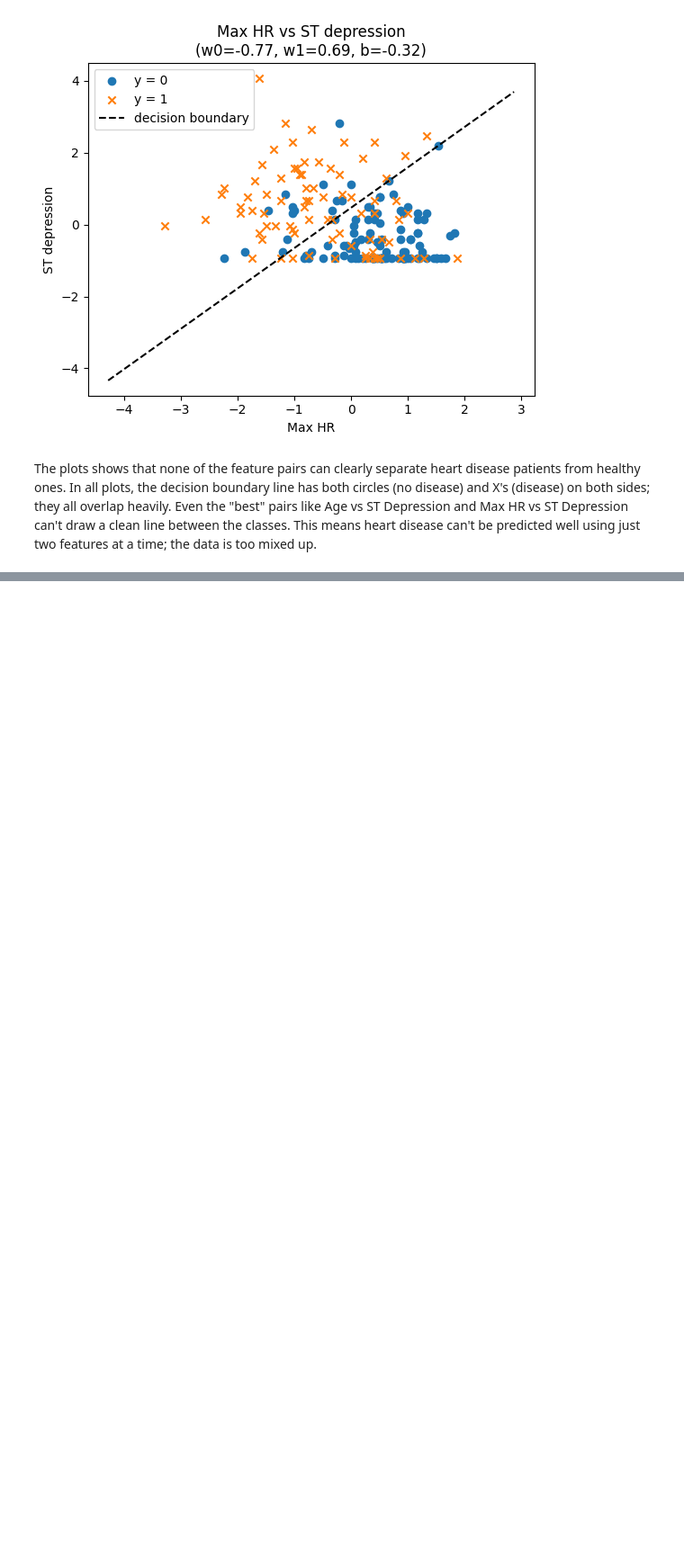
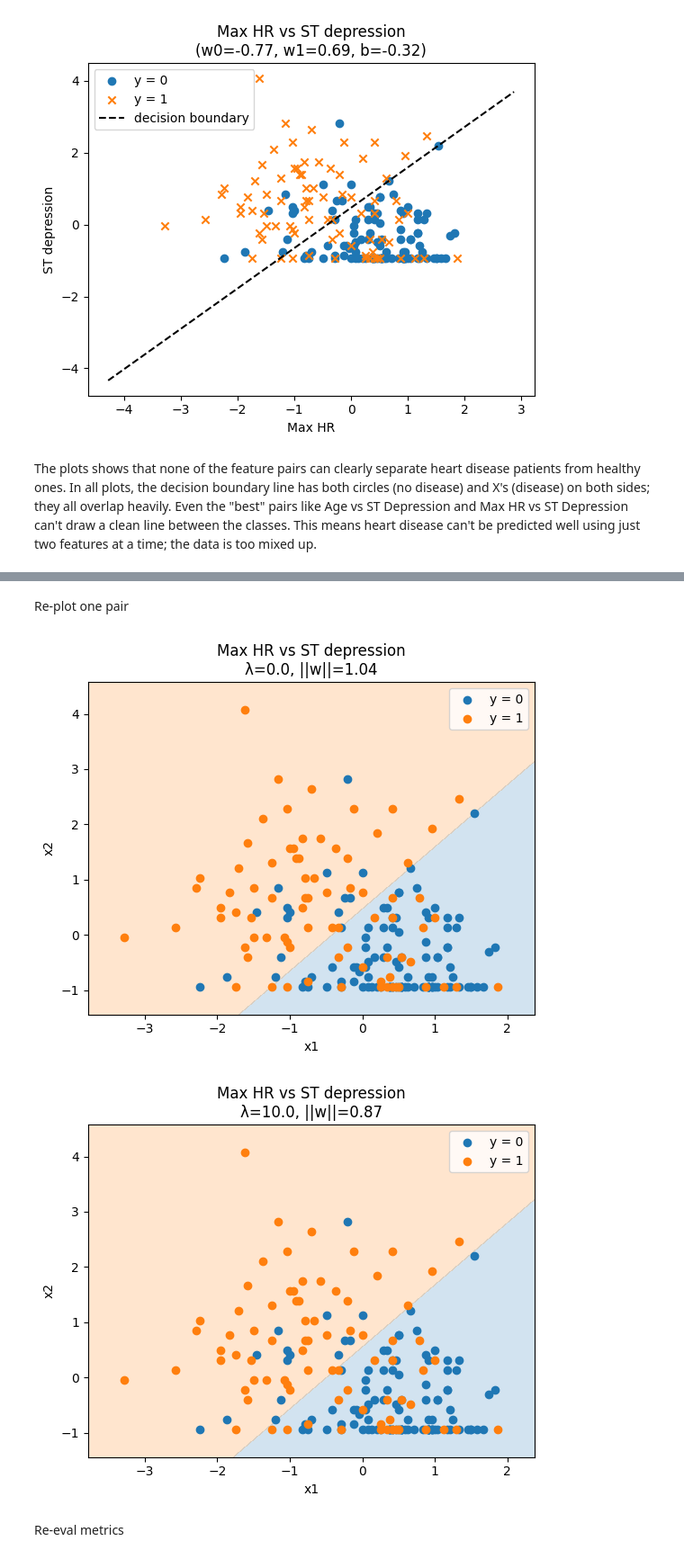
Before and after one commit to lisaforero/AREP, a Jupyter notebook: Classification/ClassificationAndLogisticRegression.ipynb, the cells around one changed output, grey strips where cells are left out. Shown at 90% size. Drawn from its saved outputs; the diff is of its cells as text; code cells hidden in the pictures; blank space fills up the shorter version.

```diff
--- a/Classification/ClassificationAndLogisticRegression.ipynb
+++ b/Classification/ClassificationAndLogisticRegression.ipynb
@@ -362,0 +473,47 @@ The plots shows that none of the feature pairs can clearly separate heart diseas
+# %% [markdown]
+Re-plot one pair
+# %%
+def plot_decision_boundary_logreg(w, b, X, y, title):
+    x_min, x_max = X[:, 0].min() - 0.5, X[:, 0].max() + 0.5
+    y_min, y_max = X[:, 1].min() - 0.5, X[:, 1].max() + 0.5
+    xx, yy = np.meshgrid(np.linspace(x_min, x_max, 200),
+                         np.linspace(y_min, y_max, 200))
+    grid = np.c_[xx.ravel(), yy.ravel()]
+    z = grid @ w + b
+    probs = sigmoid(z).reshape(xx.shape)
+
+    plt.figure()
+    plt.contourf(xx, yy, probs, levels=[0, 0.5, 1], alpha=0.2, colors=["tab:blue", "tab:orange"])
+    plt.scatter(X[y == 0, 0], X[y == 0, 1], label="y = 0")
+    plt.scatter(X[y == 1, 0], X[y == 1, 1], label="y = 1")
+    plt.title(title)
+    plt.xlabel("x1")
+    plt.ylabel("x2")
+    plt.legend()
+    plt.show()
+# %%
+feat1, feat2 = "Max HR", "ST depression"
+
+X_2d = train[[feat1, feat2]].values
+y_2d = train["Heart_Disease"].values
+X_mean = np.mean(X_2d, axis=0)
+X_std = np.std(X_2d, axis=0) + 1e-8
+X_norm = (X_2d - X_mean) / X_std
+
+# λ=0 vs λ=10 / unreg vs reg
+lambdas = [0.0, 10.0]
+for lam in lambdas:
+    w0 = np.zeros(2)
+    b0 = 0.0
+    w_reg, b_reg, J_hist = gradient_descent_log_reg_reg(
+        X_norm, y_2d, w0, b0, alpha=0.01, lam=lam, num_iters=1000
+    )
+    plot_decision_boundary_logreg(
+        w_reg, b_reg, X_norm, y_2d,
+        title=f"{feat1} vs {feat2}\nλ={lam}, ||w||={np.linalg.norm(w_reg):.3f}"
+    )
+# %% [output]
+[figure, added]
+[figure, added]
+# %% [markdown]
+Re-eval metrics
```
Also changed, not shown: parts of 10 cells of this notebook.
